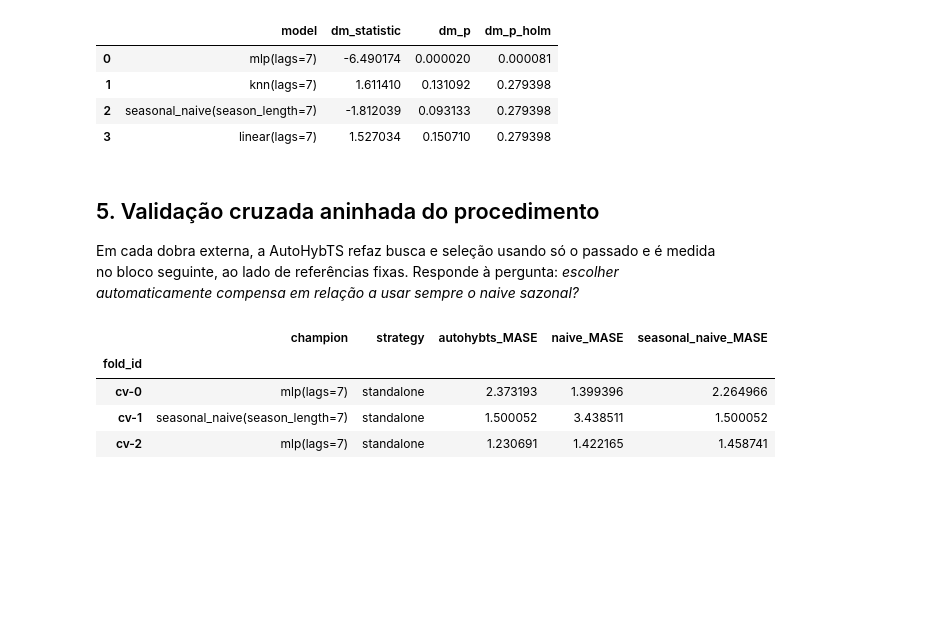
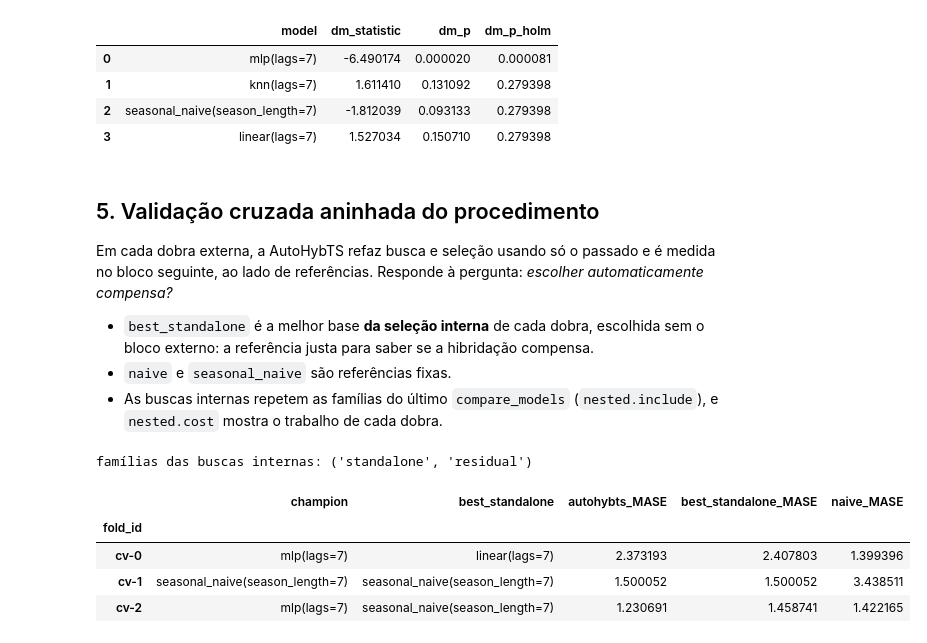
Before and after one commit to autohybts-lib/AutoHybTS, a Jupyter notebook: notebooks/06_compare_and_cross_validate.ipynb, the cells around one changed output. Drawn from its saved outputs; the diff is of its cells as text; code cells hidden in the pictures; blank space fills up the shorter version.

```diff
--- a/notebooks/06_compare_and_cross_validate.ipynb
+++ b/notebooks/06_compare_and_cross_validate.ipynb
@@ -172,16 +172,24 @@ external.tests
 # %% [markdown]
 ## 5. Validação cruzada aninhada do procedimento
 
-Em cada dobra externa, a AutoHybTS refaz busca e seleção usando só o passado e é medida no bloco seguinte, ao lado de referências fixas. Responde à pergunta: *escolher automaticamente compensa em relação a usar sempre o naive sazonal?*
+Em cada dobra externa, a AutoHybTS refaz busca e seleção usando só o passado e é medida no bloco seguinte, ao lado de referências. Responde à pergunta: *escolher automaticamente compensa?*
+
+* `best_standalone` é a melhor base **da seleção interna** de cada dobra, escolhida sem o bloco externo: a referência justa para saber se a hibridação compensa.
+* `naive` e `seasonal_naive` são referências fixas.
+* As buscas internas repetem as famílias do último `compare_models` (`nested.include`), e `nested.cost` mostra o trabalho de cada dobra.
 # %%
 nested = exp.nested_cross_validate(outer_folds=3, budget="smoke")
-nested.folds[["champion", "strategy", "autohybts_MASE", "naive_MASE", "seasonal_naive_MASE"]]
+print("famílias das buscas internas:", nested.include)
+nested.folds[
+    ["champion", "best_standalone", "autohybts_MASE", "best_standalone_MASE", "naive_MASE"]
+]
 # %% [output]
+famílias das buscas internas: ('standalone', 'residual')
-|  | champion | strategy | autohybts_MASE | naive_MASE | seasonal_naive_MASE |
+|  | champion | best_standalone | autohybts_MASE | best_standalone_MASE | naive_MASE |
 | fold_id |  |  |  |  |  |
-| cv-0 | mlp(lags=7) | standalone | 2.373193 | 1.399396 | 2.264966 |
-| cv-1 | seasonal_naive(season_length=7) | standalone | 1.500052 | 3.438511 | 1.500052 |
-| cv-2 | mlp(lags=7) | standalone | 1.230691 | 1.422165 | 1.458741 |
+| cv-0 | mlp(lags=7) | linear(lags=7) | 2.373193 | 2.407803 | 1.399396 |
+| cv-1 | seasonal_naive(season_length=7) | seasonal_naive(season_length=7) | 1.500052 | 1.500052 | 3.438511 |
+| cv-2 | mlp(lags=7) | seasonal_naive(season_length=7) | 1.230691 | 1.458741 | 1.422165 |
 # %%
 nested.summary
 # %% [output]
```
Also changed, not shown: parts of 2 cells of this notebook, 47 other files.
